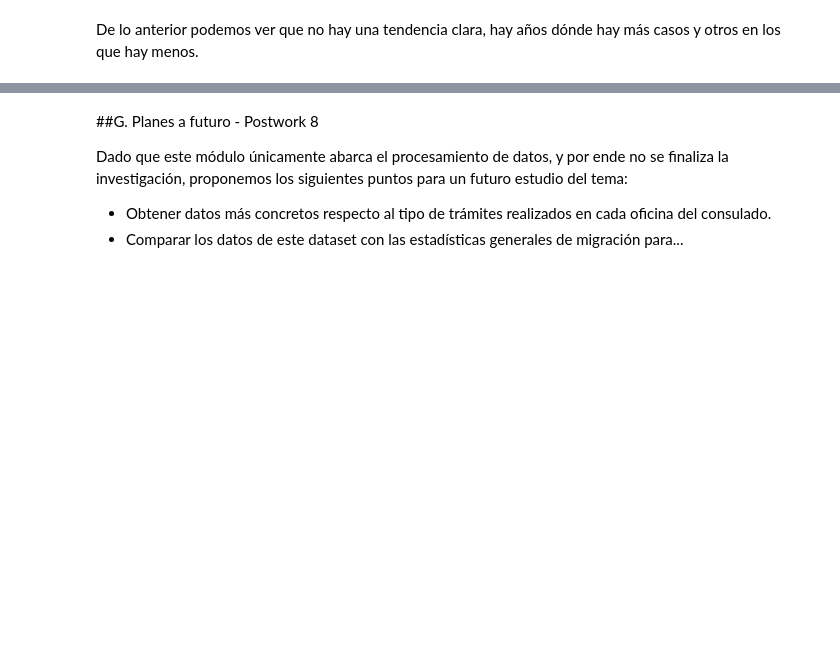
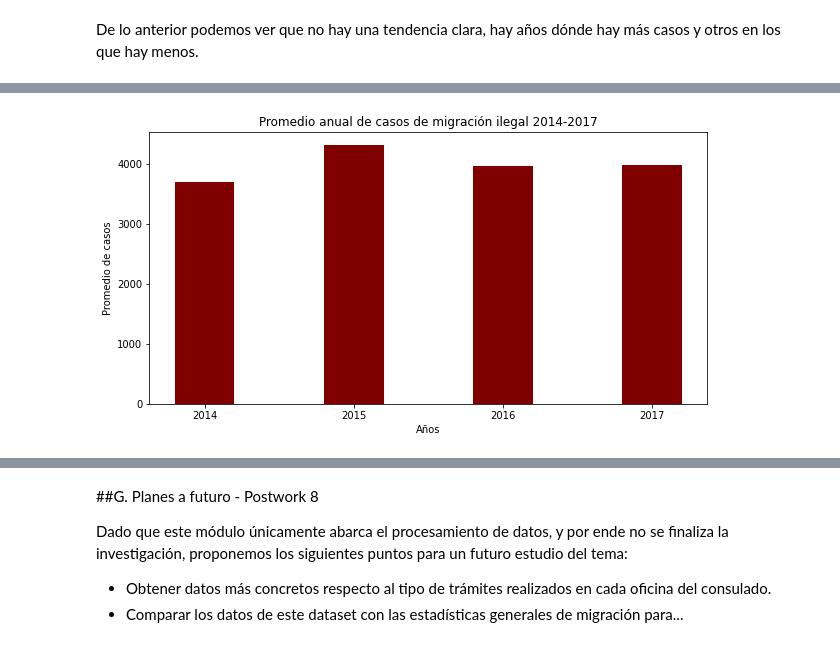
Before and after one commit to JuanMaLR/bedu-equipo4-dataScience-P-FP, a Jupyter notebook: FinalProject.ipynb, the cells around one changed output, grey strips where cells are left out. Drawn from its saved outputs; the diff is of its cells as text; code cells hidden in the pictures; blank space fills up the shorter version.

```diff
--- a/FinalProject.ipynb
+++ b/FinalProject.ipynb
@@ -1194,0 +1307,15 @@ De lo anterior podemos ver que no hay una tendencia clara, hay años dónde hay
+# %%
+#Gráfica de barras de promedios
+
+fig = plt.figure(figsize = (10, 5))
+
+# creating the bar plot
+plt.bar(anios, promedios, color ='maroon',
+        width = 0.4)
+
+plt.xlabel("Años")
+plt.ylabel("Promedio de casos")
+plt.title("Promedio anual de casos de migración ilegal 2014-2017")
+plt.show()
+# %% [output]
+[figure, added]
```
Also changed, not shown: parts of 50 cells of this notebook.
